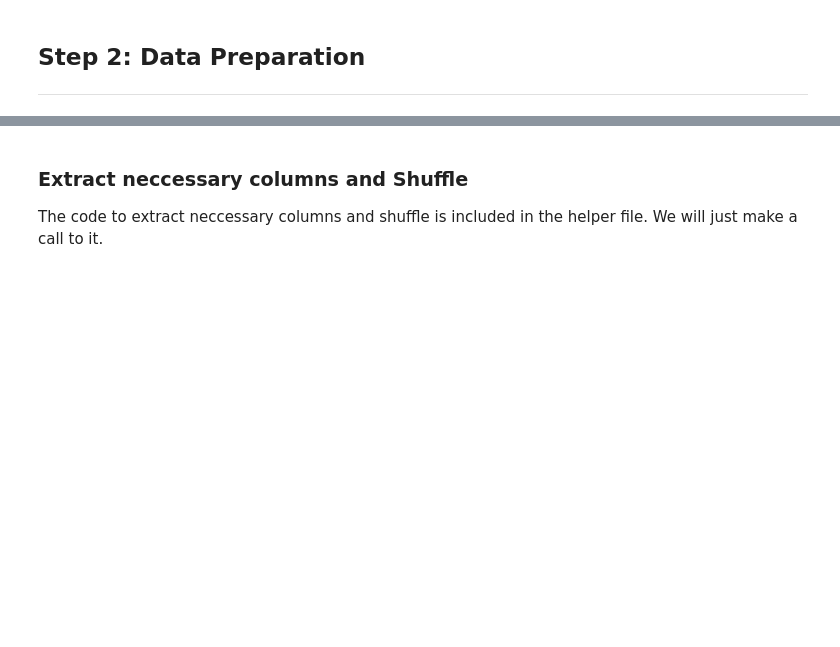
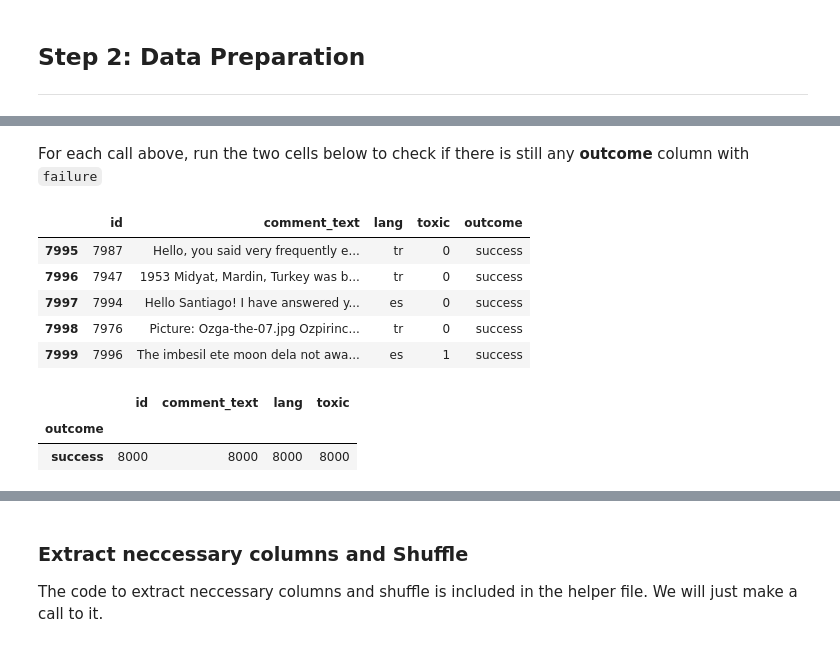
Before and after one commit to anthony-chukwuemeka-nwachukwu/Toxic-Comment-Classification, a Jupyter notebook: Toxic Comment Classification.ipynb, the cells around one changed output, grey strips where cells are left out. Drawn from its saved outputs; the diff is of its cells as text; code cells hidden in the pictures; blank space fills up the shorter version.

```diff
--- a/Toxic Comment Classification.ipynb
+++ b/Toxic Comment Classification.ipynb
@@ -79,0 +116,5 @@ df.head()
+# %%
+# Call the translateDf function from preprocess.py file
+OUT_PUT_PATH = '../data/jigsaw-toxic-comment-validation-translated.csv'
+# First call with CSV_PATH
+#pr.translateDf(CSV_PATH, OUT_PUT_PATH, ['id','comment_text','lang','toxic','outcome']);
@@ -79,0 +124,20 @@ df.head()
+# %% [markdown]
+For each call above, run the two cells below to check if there is still any **outcome** column with `failure`
+# %%
+# Load and print the output file
+df = pd.read_csv(OUT_PUT_PATH)
+df.tail()
+# %% [output]
+|  | id | comment_text | lang | toxic | outcome |
+| 7995 | 7987 | Hello, you said very frequently e... | tr | 0 | success |
+| 7996 | 7947 | 1953 Midyat, Mardin, Turkey was b... | tr | 0 | success |
+| 7997 | 7994 | Hello Santiago! I have answered y... | es | 0 | success |
+| 7998 | 7976 | Picture: Ozga-the-07.jpg Ozpirinc... | tr | 0 | success |
+| 7999 | 7996 | The imbesil ete moon dela not awa... | es | 1 | success |
+# %%
+# Check if the outcome column still have failure
+df.groupby('outcome').count()
+# %% [output]
+|  | id | comment_text | lang | toxic |
+| outcome |  |  |  |  |
+| success | 8000 | 8000 | 8000 | 8000 |
```
Also changed, not shown: parts of 31 cells of this notebook, 1 other file.
